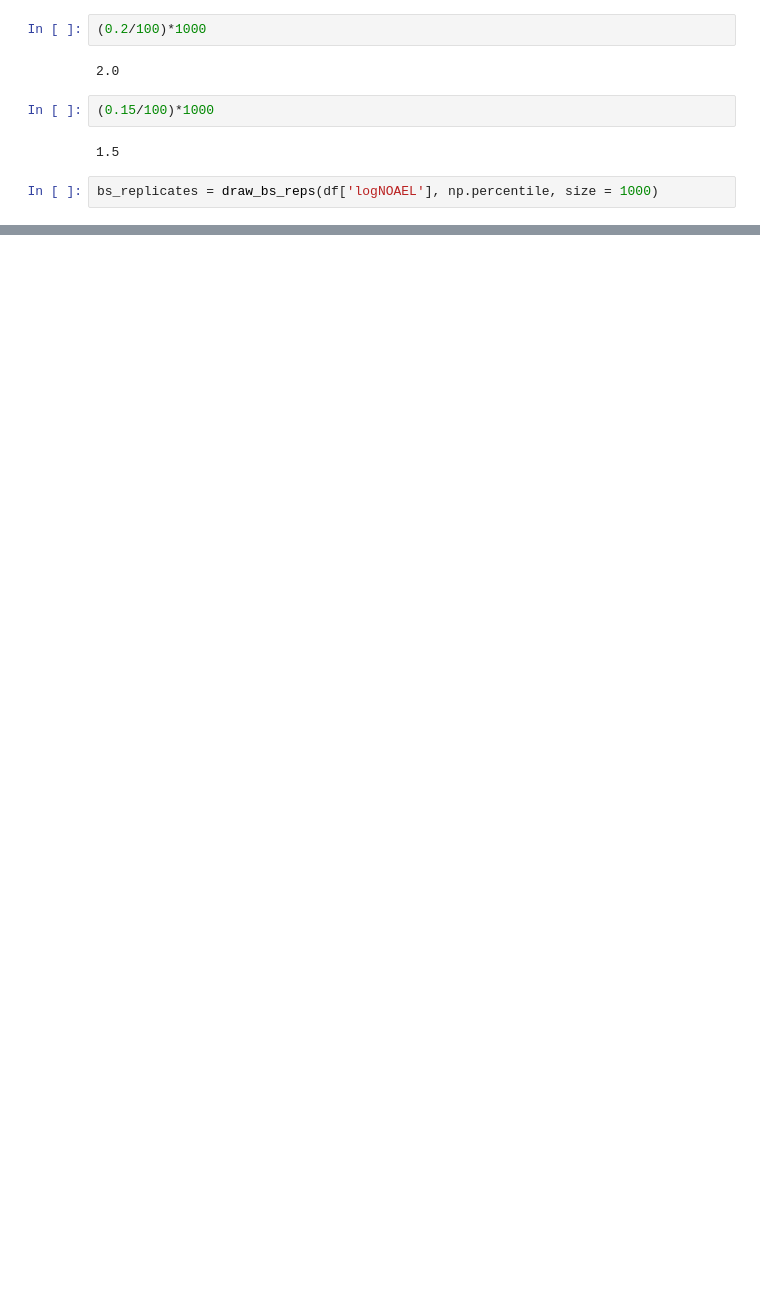
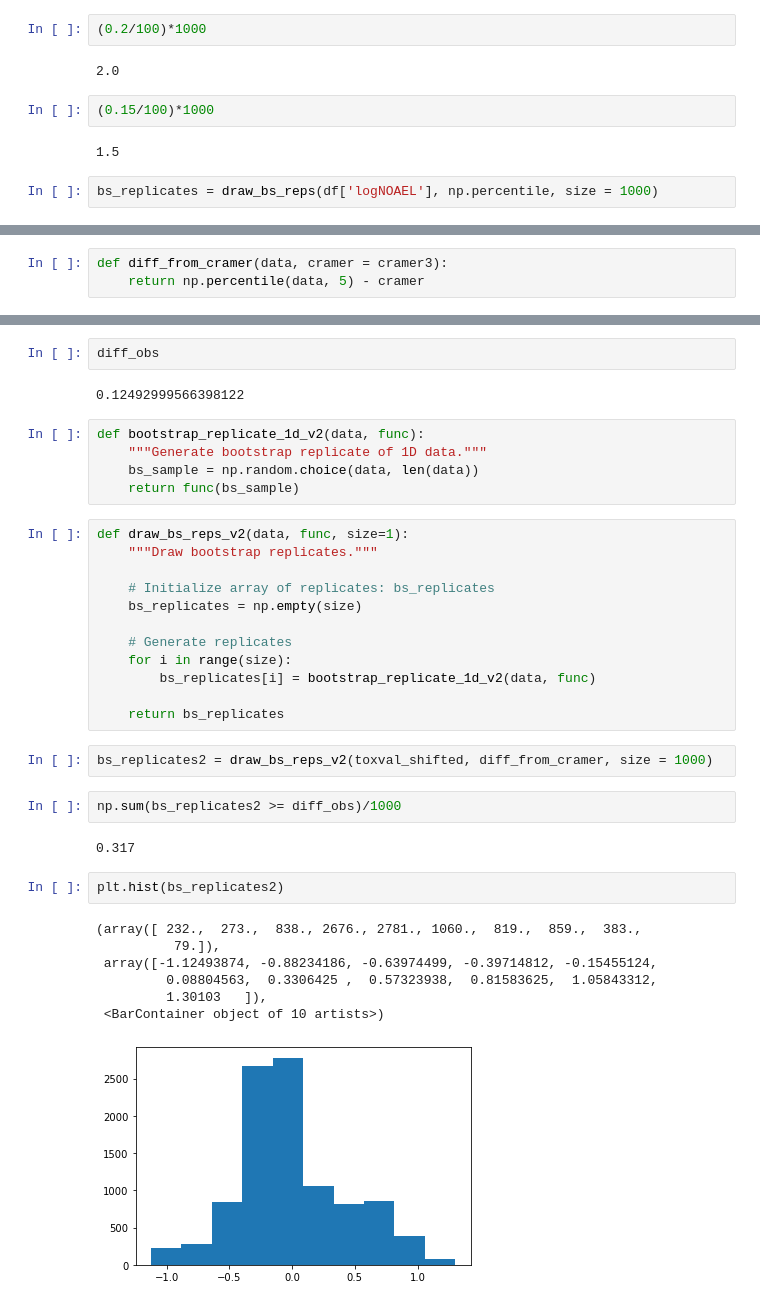
Before and after one commit to g-patlewicz/ttc_exclusions, a Jupyter notebook: notebooks/11_gp_ELSIE_TTC.ipynb, the cells around one changed output, grey strips where cells are left out. Saved outputs shown, nothing was run; the diff lists cells and outputs as text; blank space fills up the shorter version.

Commit message:
One tail bootstrap test Hypothesis test to determine whether the 5th percentile from ToxValDB and Munro were from the same distribution.

```diff
--- a/notebooks/11_gp_ELSIE_TTC.ipynb
+++ b/notebooks/11_gp_ELSIE_TTC.ipynb
@@ -227,0 +249,3 @@ plt.tight_layout()
+# %%
+def diff_from_cramer(data, cramer = cramer3):
+    return np.percentile(data, 5) - cramer
@@ -227,0 +254,37 @@ plt.tight_layout()
+# %%
+diff_obs
+# %% [output]
+0.12492999566398122
+# %%
+def bootstrap_replicate_1d_v2(data, func):
+    """Generate bootstrap replicate of 1D data."""
+    bs_sample = np.random.choice(data, len(data))
+    return func(bs_sample)
+# %%
+def draw_bs_reps_v2(data, func, size=1):
+    """Draw bootstrap replicates."""
+
+    # Initialize array of replicates: bs_replicates
+    bs_replicates = np.empty(size)
+
+    # Generate replicates
+    for i in range(size):
+        bs_replicates[i] = bootstrap_replicate_1d_v2(data, func)
+
+    return bs_replicates
+# %%
+bs_replicates2 = draw_bs_reps_v2(toxval_shifted, diff_from_cramer, size = 1000)
+# %%
+np.sum(bs_replicates2 >= diff_obs)/1000
+# %% [output]
+0.317
+# %%
+plt.hist(bs_replicates2)
+# %% [output]
+(array([ 232.,  273.,  838., 2676., 2781., 1060.,  819.,  859.,  383.,
+          79.]),
+ array([-1.12493874, -0.88234186, -0.63974499, -0.39714812, -0.15455124,
+         0.08804563,  0.3306425 ,  0.57323938,  0.81583625,  1.05843312,
+         1.30103   ]),
+ <BarContainer object of 10 artists>)
+[figure, added]
```
Also changed, not shown: parts of 11 cells of this notebook.
